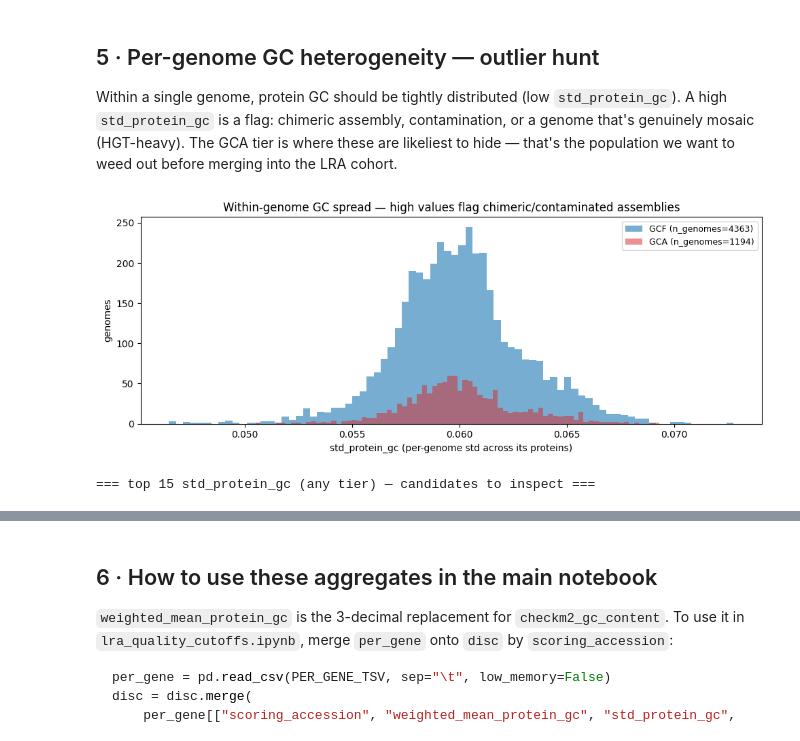
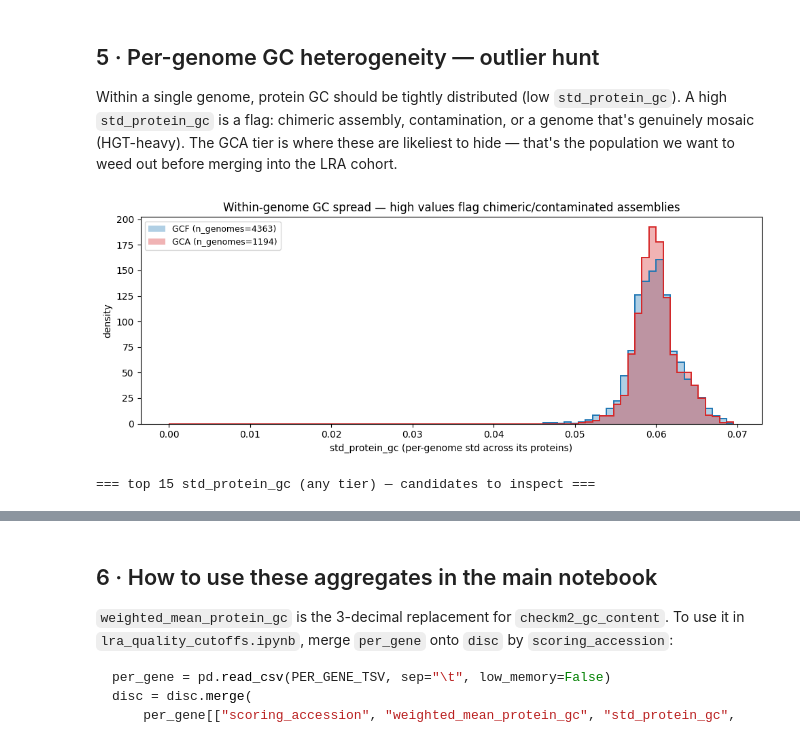
Before and after one commit to abelsond-cam/BacHGT, a Jupyter notebook: src/bac_data/lr_data/notebooks/lra_GC_per_gene.ipynb, the cells around one changed output, grey strips where cells are left out. Drawn from its saved outputs; the diff is of its cells as text; code cells hidden in the pictures.

```diff
--- a/src/bac_data/lr_data/notebooks/lra_GC_per_gene.ipynb
+++ b/src/bac_data/lr_data/notebooks/lra_GC_per_gene.ipynb
@@ -107,8 +107,13 @@ for t in TIER_ORDER:
     if vals.empty:
         continue
     colour, alpha = TIER_COLOURS[t]
-    ax.hist(vals, bins=120, range=(0.30, 0.80), alpha=alpha, color=colour,
-            label=f"{t} (n_proteins={len(vals)})", density=True)
+    # stepfilled at low alpha for the body + a solid step outline on top — so
+    # the smaller tier (GCA) doesn't get visually absorbed by the larger one.
+    ax.hist(vals, bins=120, range=(0.30, 0.80), histtype="stepfilled",
+            alpha=0.35, color=colour, density=True,
+            label=f"{t} (n_proteins={len(vals)})")
+    ax.hist(vals, bins=120, range=(0.30, 0.80), histtype="step",
+            color=colour, density=True, linewidth=1.4)
 ax.set_xlabel("per-protein gc_cont")
 ax.set_ylabel("density")
 ax.set_title("Per-protein GC (prodigal gc_cont, 100/genome sample) — GCF vs GCA, density-normalised")
@@ -129,11 +134,16 @@ lo, hi = round(lo - 0.005, 3), round(hi + 0.005, 3)
 for t in TIER_ORDER:
     vals = per_gene.loc[per_gene["tier"] == t, "weighted_mean_protein_gc"].dropna()
     colour, alpha = TIER_COLOURS[t]
-    ax.hist(vals, bins=80, range=(lo, hi), alpha=alpha, color=colour,
+    # GCF tier has ~3.6× more rows than GCA — density=True so both distributions
+    # are visually comparable. Stepfilled + step outline for clean overlay.
+    ax.hist(vals, bins=80, range=(lo, hi), histtype="stepfilled",
+            alpha=0.35, color=colour, density=True,
             label=f"{t} (n_genomes={len(vals)})")
+    ax.hist(vals, bins=80, range=(lo, hi), histtype="step",
+            color=colour, density=True, linewidth=1.4)
 ax.set_xlabel("weighted_mean_protein_gc (3-decimal)")
-ax.set_ylabel("genomes")
-ax.set_title("Per-genome weighted-mean protein GC — GCF vs GCA")
+ax.set_ylabel("density")
+ax.set_title("Per-genome weighted-mean protein GC — GCF vs GCA, density-normalised")
 ax.legend(loc="best", fontsize=9)
 fig.tight_layout()
 plt.show()
@@ -194,33 +204,38 @@ weighted_mean − checkm2_gc:  median +0.0134   IQR +0.0116 .. +0.0149
 Within a single genome, protein GC should be tightly distributed (low `std_protein_gc`). A high `std_protein_gc` is a flag: chimeric assembly, contamination, or a genome that's genuinely mosaic (HGT-heavy). The GCA tier is where these are likeliest to hide — that's the population we want to weed out before merging into the LRA cohort.
 # %%
 fig, ax = plt.subplots(figsize=(10, 4))
+all_std = per_gene["std_protein_gc"].dropna()
+lo, hi = 0.0, all_std.quantile(0.999)
 for t in TIER_ORDER:
     vals = per_gene.loc[per_gene["tier"] == t, "std_protein_gc"].dropna()
     colour, alpha = TIER_COLOURS[t]
-    ax.hist(vals, bins=80, alpha=alpha, color=colour,
+    ax.hist(vals, bins=80, range=(lo, hi), histtype="stepfilled",
+            alpha=0.35, color=colour, density=True,
             label=f"{t} (n_genomes={len(vals)})")
+    ax.hist(vals, bins=80, range=(lo, hi), histtype="step",
+            color=colour, density=True, linewidth=1.4)
 ax.set_xlabel("std_protein_gc (per-genome std across its proteins)")
-ax.set_ylabel("genomes")
+ax.set_ylabel("density")
 ax.set_title("Within-genome GC spread — high values flag chimeric/contaminated assemblies")
 ax.legend(loc="best", fontsize=9)
 fig.tight_layout()
 plt.show()
 
 print("=== top 15 std_protein_gc (any tier) — candidates to inspect ===")
 outliers = (
     per_gene.sort_values("std_protein_gc", ascending=False)
     .merge(disc[["scoring_accession", "checkm2_completeness", "checkm2_contamination",
                  "checkm2_genome_size", "is_norway", "is_refseq", "stale_refseq", "level"]],
            on="scoring_accession", how="left")
     .head(15)
 )
 display(outliers[[
     "scoring_accession", "tier", "weighted_mean_protein_gc", "std_protein_gc",
     "n_proteins", "checkm2_completeness", "checkm2_contamination",
     "is_norway", "is_refseq", "stale_refseq",
 ]])
 # %% [output]
-[figure, old version]
+[figure, new version]
 === top 15 std_protein_gc (any tier) — candidates to inspect ===
 |  | scoring_accession | tier | weighted_mean_protein_gc | std_protein_gc | n_proteins | checkm2_completeness | ... |
 | 0 | GCF_024347795.1 | GCF | 0.578759 | 0.072772 | 5851 | 100.00 | ... |
```
Also changed, not shown: parts of 2 cells of this notebook.
